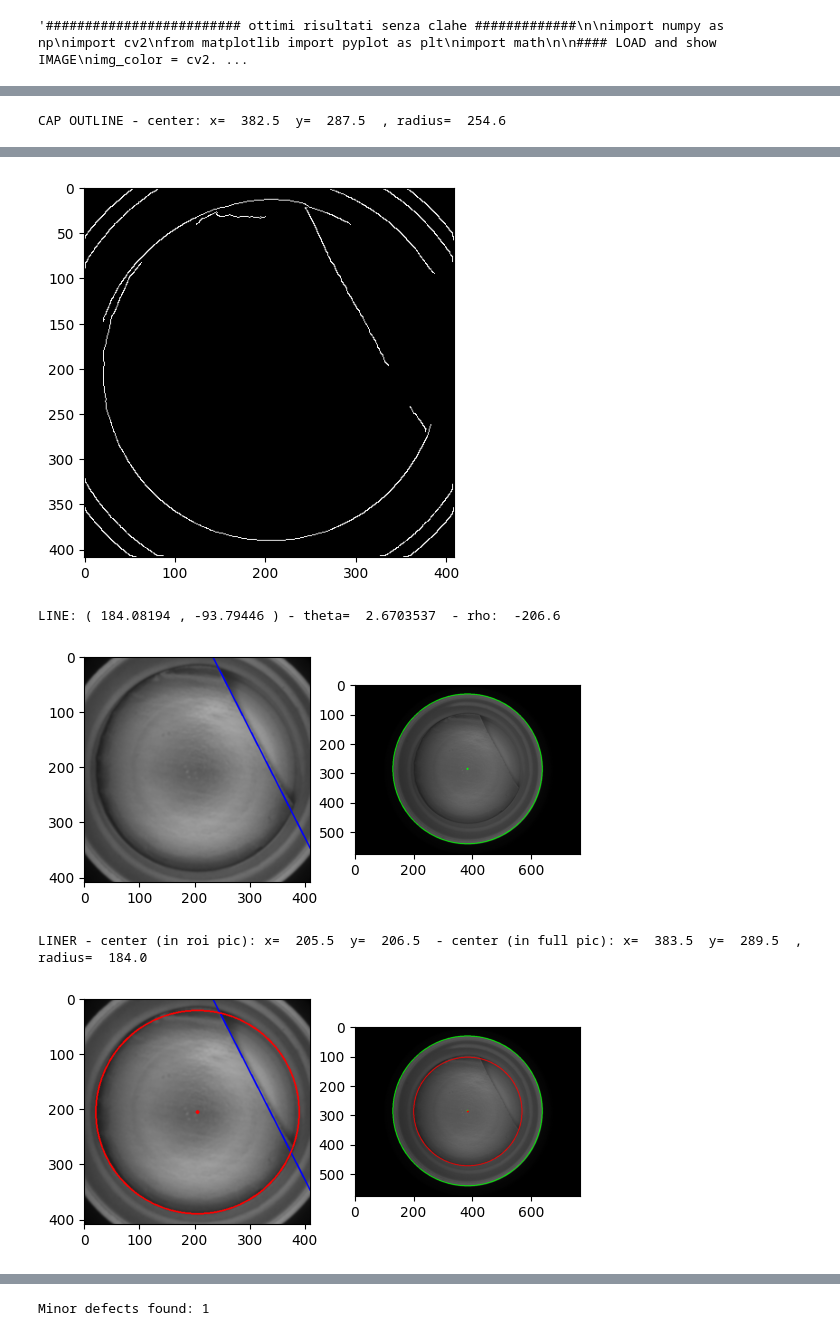
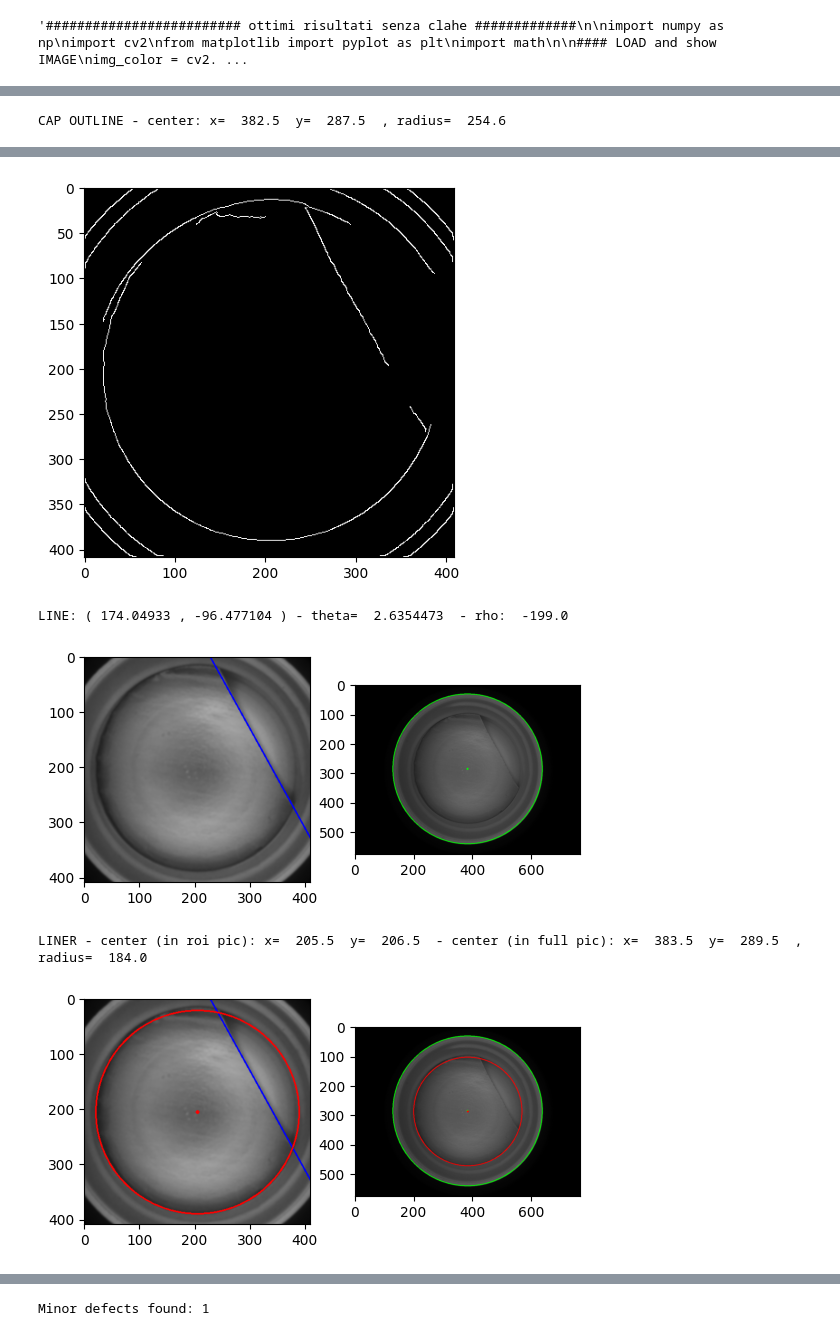
Before and after one commit to LucreziaPonti/PROJECT_cv, a Jupyter notebook: bozza_prova_altri_Test_lucry.ipynb, the cells around one changed output, grey strips where cells are left out. Saved outputs shown, nothing was run; the diff lists cells and outputs as text; code cells hidden in the pictures.

Commit message:
ripensamenti su lines (no media solo primo)

```diff
--- a/bozza_prova_altri_Test_lucry.ipynb
+++ b/bozza_prova_altri_Test_lucry.ipynb
@@ -289,17 +289,49 @@ if circles_in is not None and len(circles_in) > 0:
     if lines is not None and len(lines) > 0:
         info_defect="LINER DEFECT DETECTED"
 
+
+        '''
+        for line in lines:
+            rho, theta = line[0]
+            a = np.cos(theta)
+            b = np.sin(theta)
+            x0 = a * rho
+            y0 = b * rho
+            x1 = int(x0 + 1000 * (-b))
+            y1 = int(y0 + 1000 * (a))
+            x2 = int(x0 - 1000 * (-b))
+            y2 = int(y0 - 1000 * (a))
+            print("LINE: (",x0,",",y0,") - theta= ",theta," - rho: ",rho)
+            #cv2.line(img_roi_show, (x1, y1), (x2, y2), (0, 255, 255), 2)
+            #cv2.line(img_color, (x1+x_min, y1+y_min), (x2+x_min, y2+y_min), (0, 0, 255), 2)
+
+            img_roi_cp=img_roi.copy()
+            cv2.line(img_roi_cp, (x1, y1), (x2, y2), (0, 255, 255), 2)
+            plt.figure()
+            plt.imshow(img_roi_cp)
+            plt.show()
+        '''
+
+        rho, theta = lines[0][0]
+        a = np.cos(theta)
+        b = np.sin(theta)
+        x0 = a * rho
+        y0 = b * rho
+
+        '''
         rho_mean=sum(lines[:,0,0])/len(lines)
         theta_mean=sum(lines[:,0,1])/len(lines)
         a = np.cos(theta_mean)
         b = np.sin(theta_mean)
         x0 = a * rho_mean
         y0 = b * rho_mean
+        '''
+
         x1 = int(x0 + 1000 * (-b))
         y1 = int(y0 + 1000 * (a))
         x2 = int(x0 - 1000 * (-b))
         y2 = int(y0 - 1000 * (a))
-        print("LINE: (",x0,",",y0,") - theta= ",theta_mean," - rho: ",rho_mean)
+        print("LINE: (",x0,",",y0,") - theta= ",theta," - rho: ",rho)
 
         cv2.line(line_layer, (x1+x_min, y1+y_min), (x2+x_min, y2+y_min), (0, 0, 255), 2) ###################################################################### PROVA PER RIQUADRO
         ############### nel programma vero e proprio io non la metterei la linea blu nell'immagine finale...
@@ -338,37 +370,37 @@ if circles_in is not None and len(circles_in) > 0:
 
     #print(circles, circles.shape)
     for c in circles_in[0,:] :
         cv2.circle(img_roi_show,(int(c[0]),int(c[1])),int(c[2]),color=(255, 0, 0),thickness=2)
         cv2.circle(img_roi_show,(int(c[0]),int(c[1])),int(2),color=(255,0, 0),thickness=2)
         cv2.circle(img_color,(int(c[0])+x_min,int(c[1])+y_min),int(c[2]),color=(255, 0, 0),thickness=2)
         cv2.circle(img_color,(int(c[0])+x_min,int(c[1])+y_min),int(2),color=(255,0, 0),thickness=2)
         print("LINER - center (in roi pic): x= ", c[0]," y= ",c[1]," - center (in full pic): x= ", c[0]+x_min," y= ",c[1]+y_min," , radius= ",c[2])
         info_liner="LINER - center : x= "+ str(c[0]+x_min)+" y= "+str(c[1]+y_min)+" , radius= "+str(c[2])
 
         cv2.circle(circle_liner_layer,(int(c[0])+x_min,int(c[1])+y_min),int(c[2]),color=(255,0, 0),thickness=2)################################# PROVA PER RIQUADRO
 
     plt.figure()
     plt.subplot(1,2,1)
     plt.imshow(img_roi_show)
     plt.subplot(1,2,2)
     plt.imshow(img_color)
     plt.show()
 else :
     print("NO LINER")
 
 plt.figure()
 plt.title("final result")
 plt.imshow(img_color)
 plt.show()
 # %% [output]
 [figure]
 CAP OUTLINE - center: x=  382.5  y=  287.5  , radius=  254.6
 [figure]
 [figure]
-LINE: ( 184.08194 , -93.79446 ) - theta=  2.6703537  - rho:  -206.6
+LINE: ( 174.04933 , -96.477104 ) - theta=  2.6354473  - rho:  -199.0
-[figure, old version]
+[figure, new version]
 LINER - center (in roi pic): x=  205.5  y=  206.5  - center (in full pic): x=  383.5  y=  289.5  , radius=  184.0
-[figure, old version]
+[figure, new version]
 [figure]
 # %%
 ############## prova per trovare riquadro difetto
```
Also changed, not shown: parts of 1 cell of this notebook, 1 other file.
